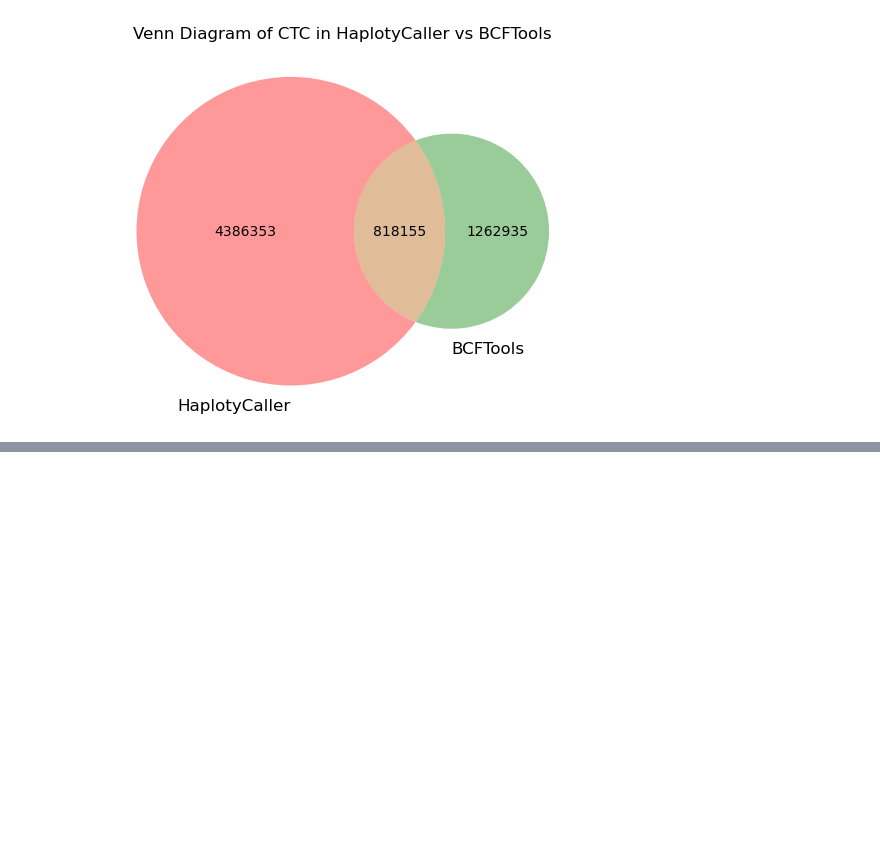
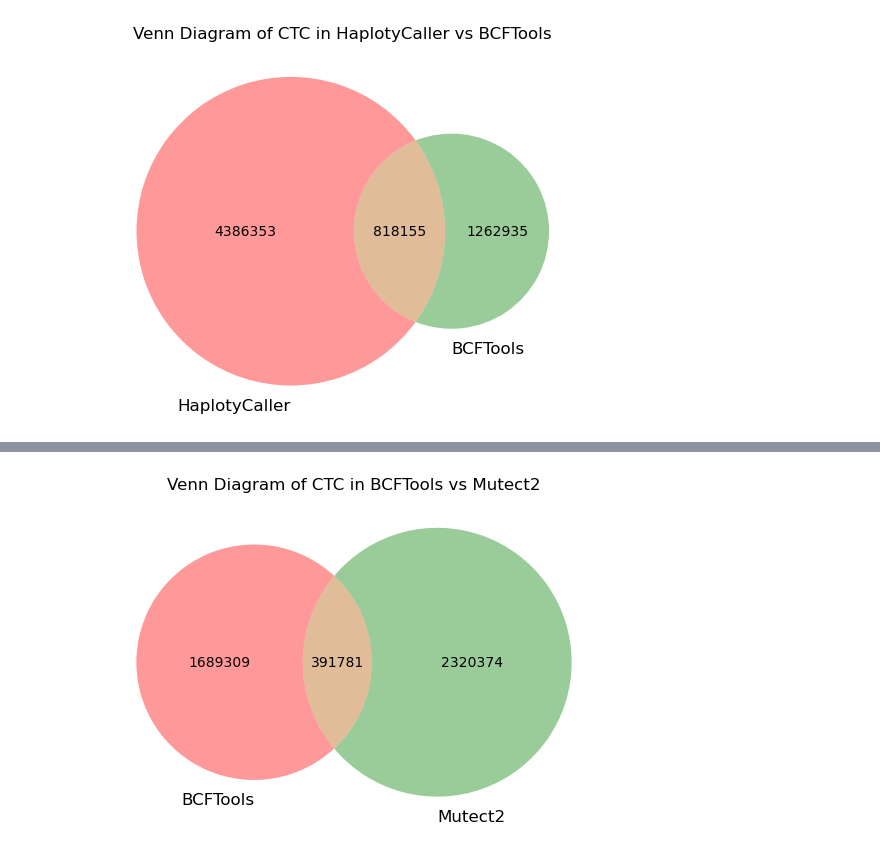
Before and after one commit to sitara-21/mutation_analysis, a Jupyter notebook: Muts.ipynb, the cells around one changed output, grey strips where cells are left out. Saved outputs shown, nothing was run; the diff lists cells and outputs as text; code cells hidden in the pictures; blank space fills up the shorter version.

```diff
--- a/Muts.ipynb
+++ b/Muts.ipynb
@@ -330,10 +346,10 @@ ctc_vcf.head()
 | 3 | chr10 | 3108594 | . | caaaaaaaaaaaaaaa | cAAaaaaaaaaaaaaaaa,cAAAaaaaaaaaaa... | 62.2859 | PASS | INDEL;IDV=5;IMF=0.416667;DP=12;VD... | GT:PL | 1/2:120,32,35,81,0,86 |
 | 4 | chr10 | 3108609 | . | a | aAC | 26.2640 | PASS | INDEL;IDV=2;IMF=0.181818;DP=11;VD... | GT:PL | 0/1:59,0,22 |
 # %%
-wbc_vcf['mutid'] = wbc_vcf['CHROM'].astype(str) + ':' + wbc_vcf['POS'].astype(str) + ':' + wbc_vcf['REF'] + ':' + wbc_vcf['ALT']
-ctc_vcf['mutid'] = ctc_vcf['CHROM'].astype(str) + ':' + ctc_vcf['POS'].astype(str) + ':' + ctc_vcf['REF'] + ':' + ctc_vcf['ALT']
-wbc_mutations_bcftools = set(wbc_vcf['mutid'])
-ctc_mutations_bcftools = set(ctc_vcf['mutid'])
+wbc_vcf_bcf['mutid'] = wbc_vcf_bcf['CHROM'].astype(str) + ':' + wbc_vcf_bcf['POS'].astype(str) + ':' + wbc_vcf_bcf['REF'] + ':' + wbc_vcf_bcf['ALT']
+ctc_vcf_bcf['mutid'] = ctc_vcf_bcf['CHROM'].astype(str) + ':' + ctc_vcf_bcf['POS'].astype(str) + ':' + ctc_vcf_bcf['REF'] + ':' + ctc_vcf_bcf['ALT']
+wbc_mutations_bcftools = set(wbc_vcf_bcf['mutid'])
+ctc_mutations_bcftools = set(ctc_vcf_bcf['mutid'])
 # %%
 venn2([wbc_mutations, wbc_mutations_bcftools], ('HaplotyCaller', 'BCFTools'))
 plt.title('Venn Diagram of WBC in HaplotyCaller vs BCFTools')
@@ -351,0 +466,6 @@ ctc_mutations = set(ctc_vcf['mutid'])
+# %%
+venn2([ctc_mutations_bcftools, ctc_mut_mutations], ('BCFTools', 'Mutect2'))
+plt.title('Venn Diagram of CTC in BCFTools vs Mutect2')
+plt.show()
+# %% [output]
+[figure, added]
```
Also changed, not shown: parts of 77 cells of this notebook.
